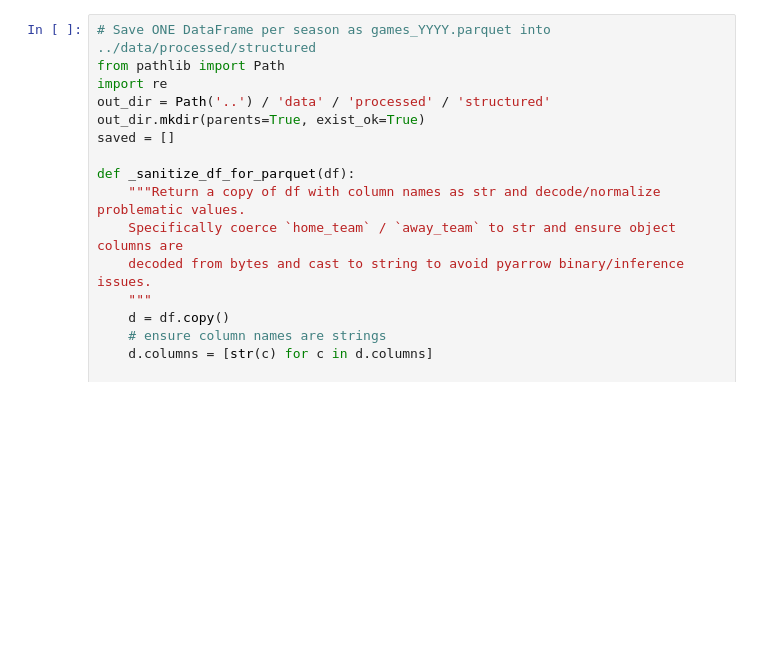
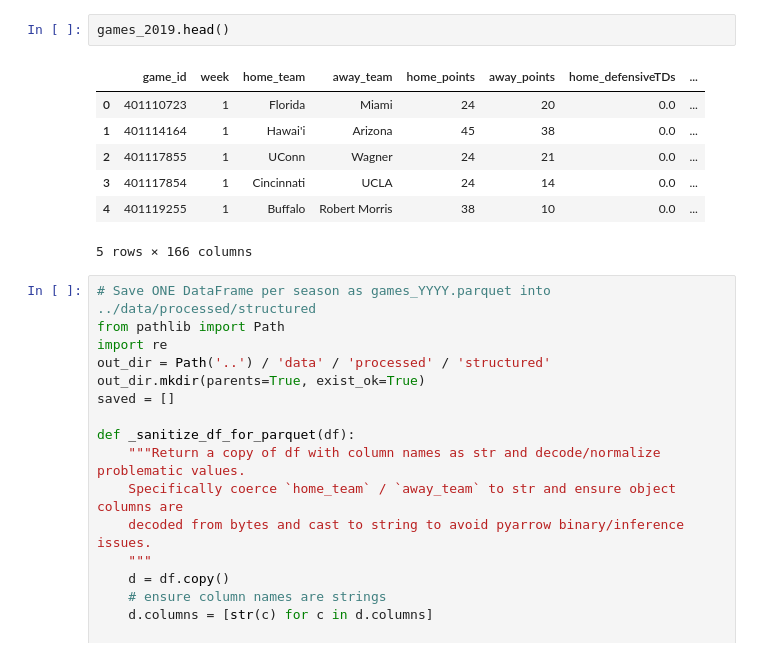
Before and after one commit to bobdai73/who_covers, a Jupyter notebook: notebooks/clean_prep.ipynb, the cells around one changed output. Cells and saved outputs as stored; diff of their text form; blank space fills up the shorter version.

```diff
--- a/notebooks/clean_prep.ipynb
+++ b/notebooks/clean_prep.ipynb
@@ -212,3 +302,13 @@ Completed filling nulls; set nulls_filled=True
+# %%
+games_2019.head()
+# %% [output]
+|  | game_id | week | home_team | away_team | home_points | away_points | home_defensiveTDs | ... |
+| 0 | 401110723 | 1 | Florida | Miami | 24 | 20 | 0.0 | ... |
+| 1 | 401114164 | 1 | Hawai'i | Arizona | 45 | 38 | 0.0 | ... |
+| 2 | 401117855 | 1 | UConn | Wagner | 24 | 21 | 0.0 | ... |
+| 3 | 401117854 | 1 | Cincinnati | UCLA | 24 | 14 | 0.0 | ... |
+| 4 | 401119255 | 1 | Buffalo | Robert Morris | 38 | 10 | 0.0 | ... |
+5 rows × 166 columns
 # %%
 # Save ONE DataFrame per season as games_YYYY.parquet into ../data/processed/structured
 from pathlib import Path
```
Also changed, not shown: parts of 6 cells of this notebook, 12 other files.
